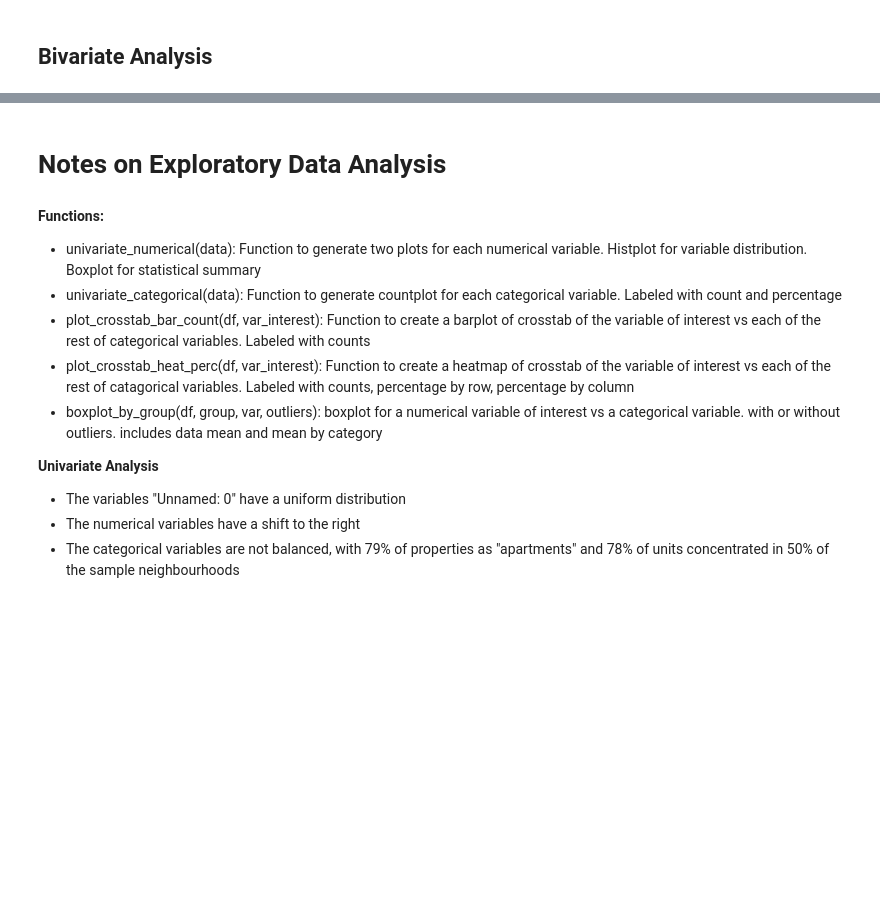
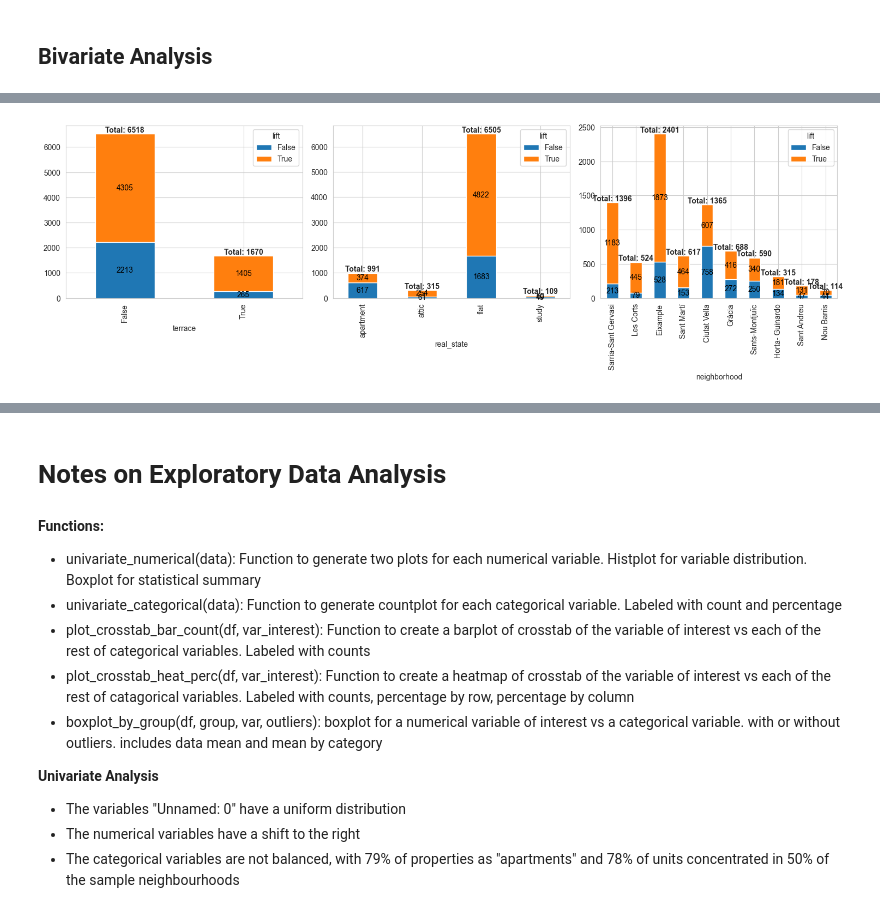
Before and after one commit to otrocarlosmartinez/PROJECT1, a Jupyter notebook: PROJECT1_TEAM2_CM.ipynb, the cells around one changed output, grey strips where cells are left out. Drawn from its saved outputs; the diff is of its cells as text; code cells hidden in the pictures; blank space fills up the shorter version.

```diff
--- a/PROJECT1_TEAM2_CM.ipynb
+++ b/PROJECT1_TEAM2_CM.ipynb
@@ -453,3 +688,5 @@ plot_crosstab_heat_perc(df_pop, var_interest='real_state',df_name="Popular units
 # %%
-plot_crosstab_bar_count(data, var_interest='lift')
+plot_crosstab_bar_count(df, var_interest='lift')
+# %% [output]
+[figure, added]
 # %%
```
Also changed, not shown: parts of 77 cells of this notebook, 1 other file.
